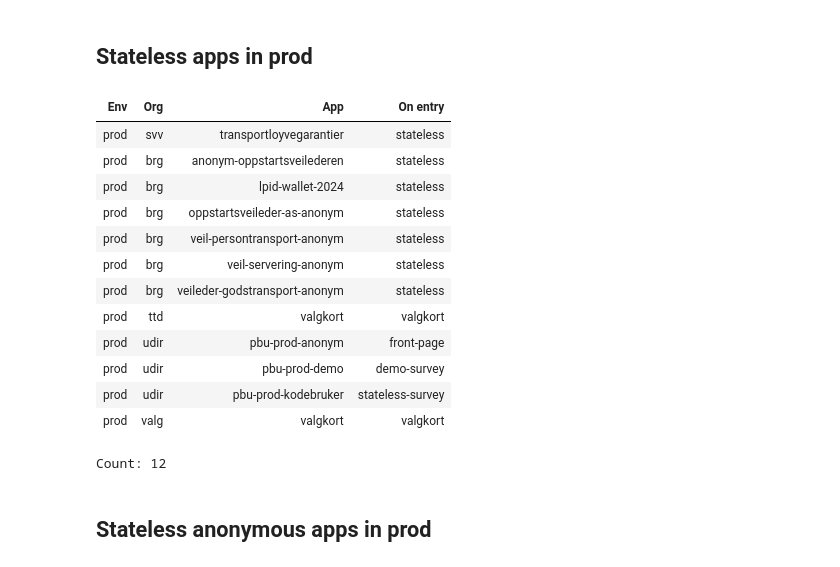
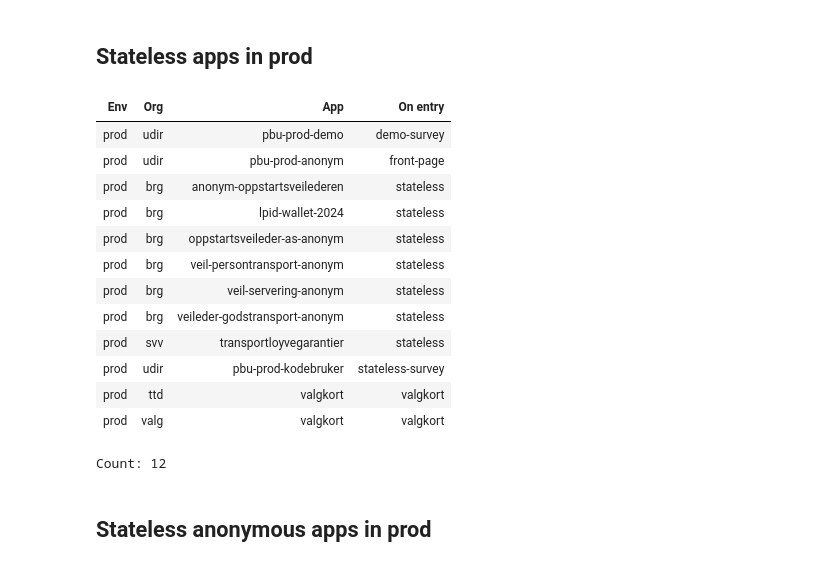
Before and after one commit to bjosttveit/altinn-app-insight, a Jupyter notebook: notebooks/application_metadata.ipynb, the cells around one changed output. Drawn from its saved outputs; the diff is of its cells as text; code cells hidden in the pictures.

```diff
--- a/notebooks/application_metadata.ipynb
+++ b/notebooks/application_metadata.ipynb
@@ -14,21 +14,21 @@ from package.apps import Apps
 # %%
 with Apps.init() as apps:
     apps.where(
         lambda app: app.env == "prod" and app.application_metadata[".onEntry.show"] not in [None, "select-instance", "new-instance"]
-    ).select({"On entry": lambda app: (app.application_metadata[".onEntry.show"])}).table()
+    ).select({"On entry": lambda app: (app.application_metadata[".onEntry.show"])}).order_by(lambda app: (app["On entry"])).table()
 # %% [output]
 | Env | Org | App | On entry |
-| prod | svv | transportloyvegarantier | stateless |
+| prod | udir | pbu-prod-demo | demo-survey |
+| prod | udir | pbu-prod-anonym | front-page |
 | prod | brg | anonym-oppstartsveilederen | stateless |
 | prod | brg | lpid-wallet-2024 | stateless |
 | prod | brg | oppstartsveileder-as-anonym | stateless |
 | prod | brg | veil-persontransport-anonym | stateless |
 | prod | brg | veil-servering-anonym | stateless |
 | prod | brg | veileder-godstransport-anonym | stateless |
+| prod | svv | transportloyvegarantier | stateless |
+| prod | udir | pbu-prod-kodebruker | stateless-survey |
 | prod | ttd | valgkort | valgkort |
-| prod | udir | pbu-prod-anonym | front-page |
-| prod | udir | pbu-prod-demo | demo-survey |
-| prod | udir | pbu-prod-kodebruker | stateless-survey |
 | prod | valg | valgkort | valgkort |
 Count: 12
 # %% [markdown]
```
Also changed, not shown: 6 other files.
